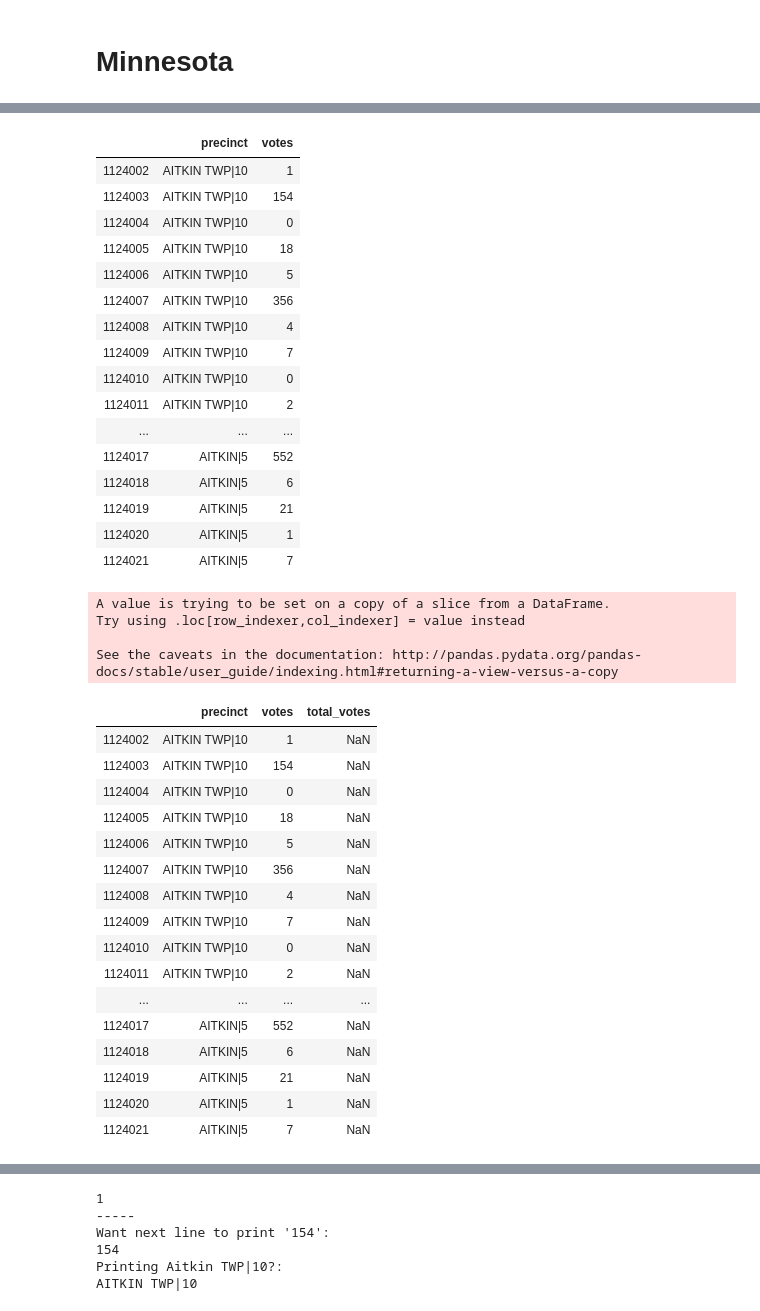
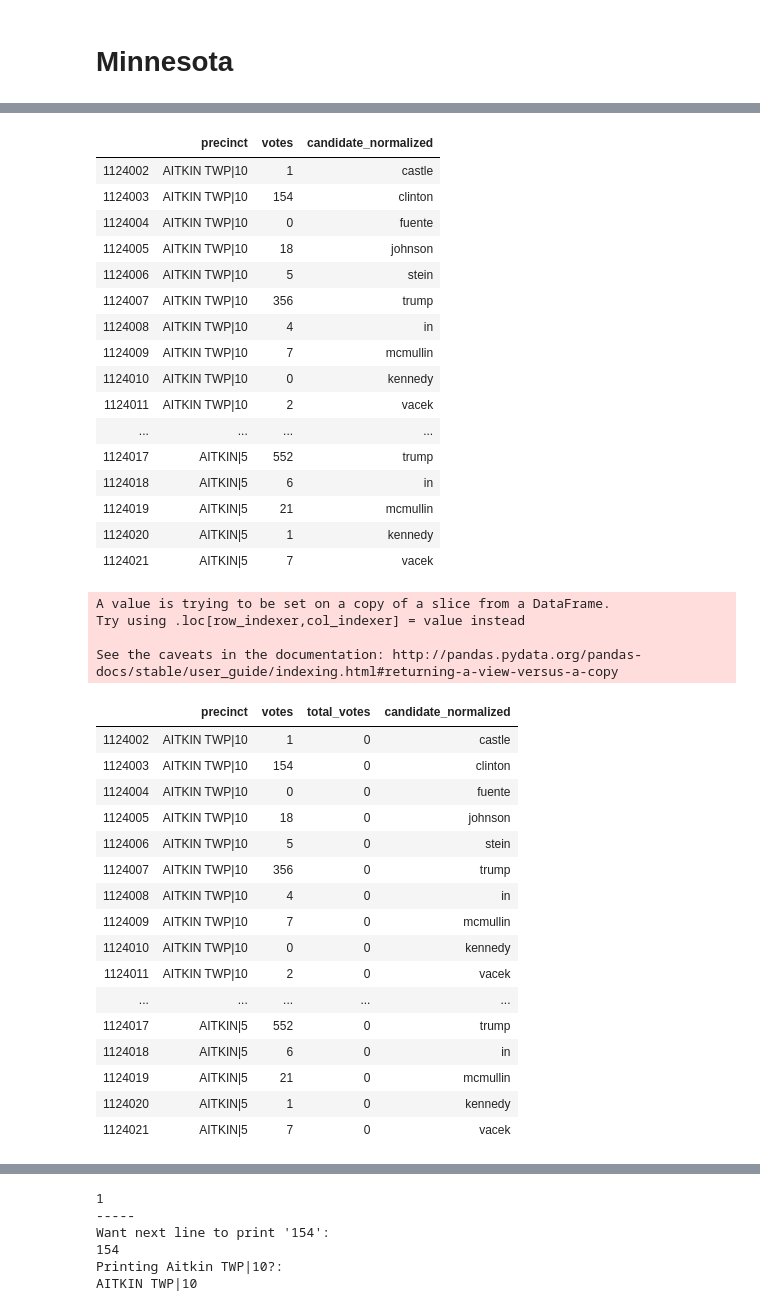
Before and after one commit to VallieTracy/Pres-Election-Partisan-Breakdown, a Jupyter notebook: precincts_main.ipynb, the cells around one changed output, grey strips where cells are left out. Drawn from its saved outputs; the diff is of its cells as text; code cells hidden in the pictures.

```diff
--- a/precincts_main.ipynb
+++ b/precincts_main.ipynb
@@ -81,51 +81,51 @@ test_df
 | 1124020 | 2016 | Minnesota | MN | 27 | 33 | Aitkin County | 27001.0 | 663198.0 | ... |
 | 1124021 | 2016 | Minnesota | MN | 27 | 33 | Aitkin County | 27001.0 | 663198.0 | ... |
 # %%
-# Just look at precincts and votes for now
-test2_df = test_df[['precinct', 'votes']]
+# Just look at precincts and votes for now, plus 'candidate_normalized' for groupby purposes
+test2_df = test_df[['precinct', 'votes', 'candidate_normalized']]
 test2_df
 # %% [output]
-|  | precinct | votes |
-| 1124002 | AITKIN TWP|10 | 1 |
-| 1124003 | AITKIN TWP|10 | 154 |
-| 1124004 | AITKIN TWP|10 | 0 |
-| 1124005 | AITKIN TWP|10 | 18 |
-| 1124006 | AITKIN TWP|10 | 5 |
-| 1124007 | AITKIN TWP|10 | 356 |
-| 1124008 | AITKIN TWP|10 | 4 |
-| 1124009 | AITKIN TWP|10 | 7 |
-| 1124010 | AITKIN TWP|10 | 0 |
-| 1124011 | AITKIN TWP|10 | 2 |
-| ... | ... | ... |
-| 1124017 | AITKIN|5 | 552 |
-| 1124018 | AITKIN|5 | 6 |
-| 1124019 | AITKIN|5 | 21 |
-| 1124020 | AITKIN|5 | 1 |
-| 1124021 | AITKIN|5 | 7 |
+|  | precinct | votes | candidate_normalized |
+| 1124002 | AITKIN TWP|10 | 1 | castle |
+| 1124003 | AITKIN TWP|10 | 154 | clinton |
+| 1124004 | AITKIN TWP|10 | 0 | fuente |
+| 1124005 | AITKIN TWP|10 | 18 | johnson |
+| 1124006 | AITKIN TWP|10 | 5 | stein |
+| 1124007 | AITKIN TWP|10 | 356 | trump |
+| 1124008 | AITKIN TWP|10 | 4 | in |
+| 1124009 | AITKIN TWP|10 | 7 | mcmullin |
+| 1124010 | AITKIN TWP|10 | 0 | kennedy |
+| 1124011 | AITKIN TWP|10 | 2 | vacek |
+| ... | ... | ... | ... |
+| 1124017 | AITKIN|5 | 552 | trump |
+| 1124018 | AITKIN|5 | 6 | in |
+| 1124019 | AITKIN|5 | 21 | mcmullin |
+| 1124020 | AITKIN|5 | 1 | kennedy |
+| 1124021 | AITKIN|5 | 7 | vacek |
 # %%
 # Create a new column of 'total_votes' and first populate with 'Nan' values (is there a faster way to do this?)
-test2_df['total_votes'] = np.nan
-test2_df = test2_df[['precinct', 'votes', 'total_votes']]
+test2_df['total_votes'] = 0
+test2_df = test2_df[['precinct', 'votes', 'total_votes', 'candidate_normalized']]
 test2_df
 # %% [output]
 A value is trying to be set on a copy of a slice from a DataFrame.
 Try using .loc[row_indexer,col_indexer] = value instead
 
 See the caveats in the documentation: http://pandas.pydata.org/pandas-docs/stable/user_guide/indexing.html#returning-a-view-versus-a-copy
-|  | precinct | votes | total_votes |
-| 1124002 | AITKIN TWP|10 | 1 | NaN |
-| 1124003 | AITKIN TWP|10 | 154 | NaN |
-| 1124004 | AITKIN TWP|10 | 0 | NaN |
-| 1124005 | AITKIN TWP|10 | 18 | NaN |
-| 1124006 | AITKIN TWP|10 | 5 | NaN |
-| 1124007 | AITKIN TWP|10 | 356 | NaN |
-| 1124008 | AITKIN TWP|10 | 4 | NaN |
-| 1124009 | AITKIN TWP|10 | 7 | NaN |
-| 1124010 | AITKIN TWP|10 | 0 | NaN |
-| 1124011 | AITKIN TWP|10 | 2 | NaN |
-| ... | ... | ... | ... |
-| 1124017 | AITKIN|5 | 552 | NaN |
-| 1124018 | AITKIN|5 | 6 | NaN |
-| 1124019 | AITKIN|5 | 21 | NaN |
-| 1124020 | AITKIN|5 | 1 | NaN |
-| 1124021 | AITKIN|5 | 7 | NaN |
+|  | precinct | votes | total_votes | candidate_normalized |
+| 1124002 | AITKIN TWP|10 | 1 | 0 | castle |
+| 1124003 | AITKIN TWP|10 | 154 | 0 | clinton |
+| 1124004 | AITKIN TWP|10 | 0 | 0 | fuente |
+| 1124005 | AITKIN TWP|10 | 18 | 0 | johnson |
+| 1124006 | AITKIN TWP|10 | 5 | 0 | stein |
+| 1124007 | AITKIN TWP|10 | 356 | 0 | trump |
+| 1124008 | AITKIN TWP|10 | 4 | 0 | in |
+| 1124009 | AITKIN TWP|10 | 7 | 0 | mcmullin |
+| 1124010 | AITKIN TWP|10 | 0 | 0 | kennedy |
+| 1124011 | AITKIN TWP|10 | 2 | 0 | vacek |
+| ... | ... | ... | ... | ... |
+| 1124017 | AITKIN|5 | 552 | 0 | trump |
+| 1124018 | AITKIN|5 | 6 | 0 | in |
+| 1124019 | AITKIN|5 | 21 | 0 | mcmullin |
+| 1124020 | AITKIN|5 | 1 | 0 | kennedy |
+| 1124021 | AITKIN|5 | 7 | 0 | vacek |
```
Also changed, not shown: parts of 6 cells of this notebook.
